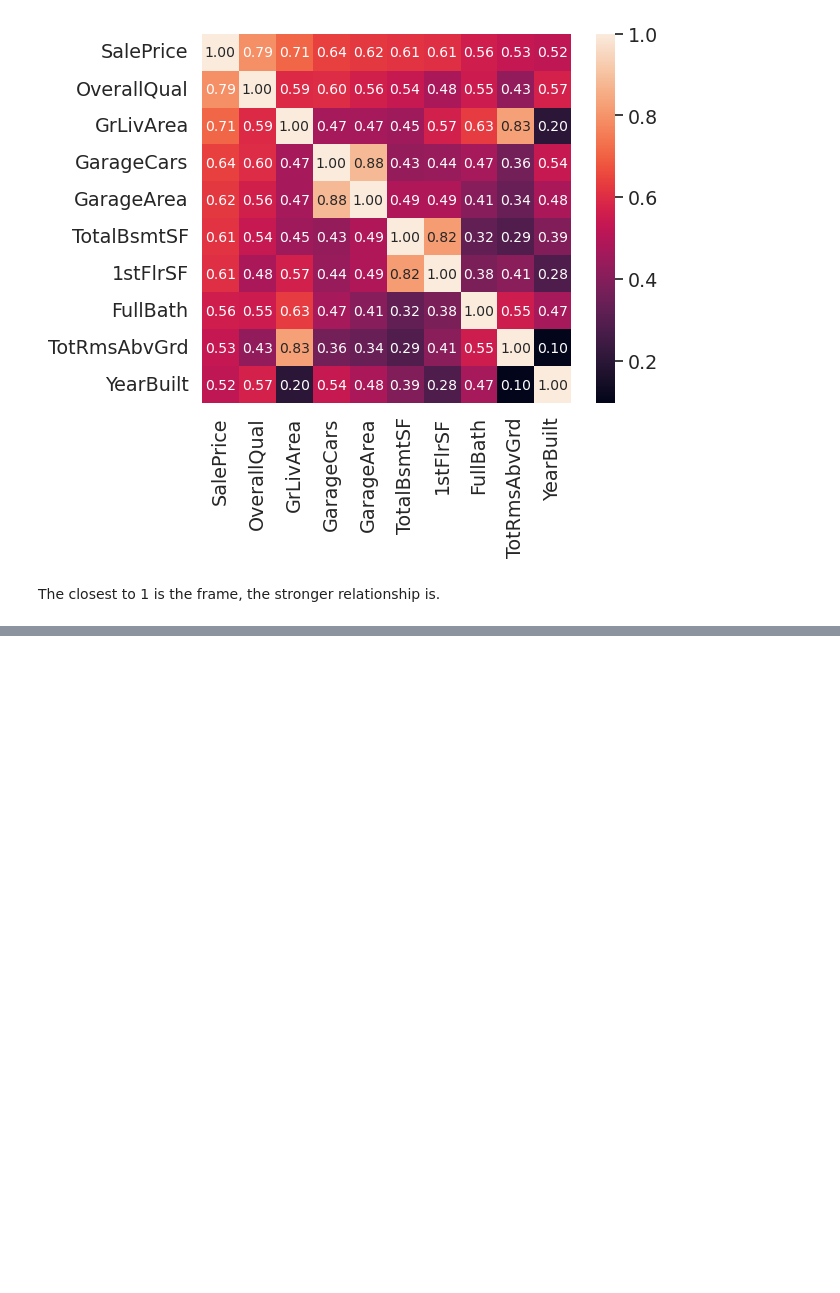
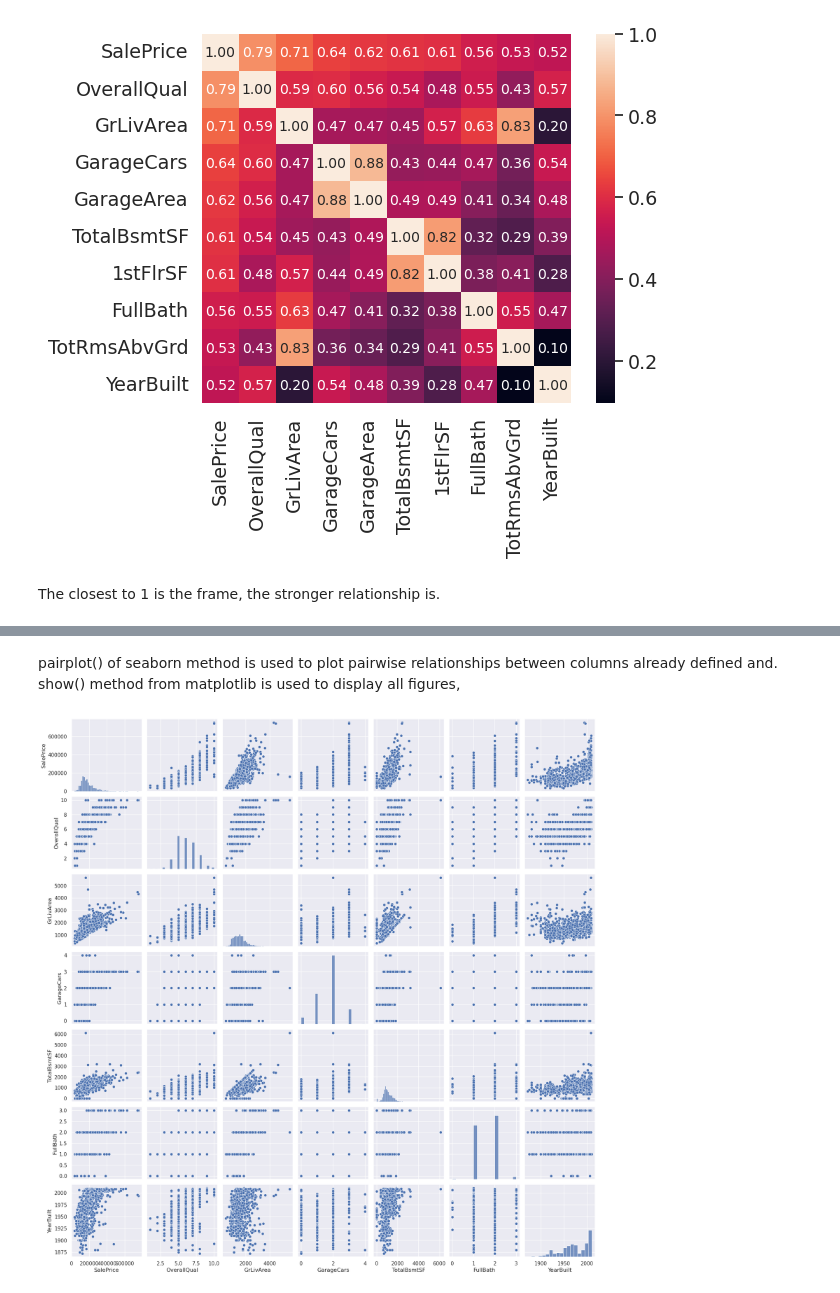
Before and after one commit to alej0ai/python_course, a Jupyter notebook: Laboratory 1: Statistics.ipynb, the cells around one changed output, grey strips where cells are left out. Cells and saved outputs as stored; diff of their text form; code cells hidden in the pictures; blank space fills up the shorter version.

```diff
--- a/Laboratory 1: Statistics.ipynb
+++ b/Laboratory 1: Statistics.ipynb
@@ -288,0 +292,10 @@ The closest to 1 is the frame, the stronger relationship is.
+# %%
+sns.set()
+cols = ['SalePrice', 'OverallQual', 'GrLivArea', 'GarageCars', 'TotalBsmtSF', 'FullBath', 'YearBuilt']
+# %% [markdown]
+pairplot() of seaborn method is used to plot pairwise relationships between columns already defined and. show() method from matplotlib is used to display all figures,
+# %%
+sns.pairplot(df_train[cols], height = 2.5)
+plt.show()
+# %% [output]
+[figure, added]
```
Also changed, not shown: parts of 5 cells of this notebook.
